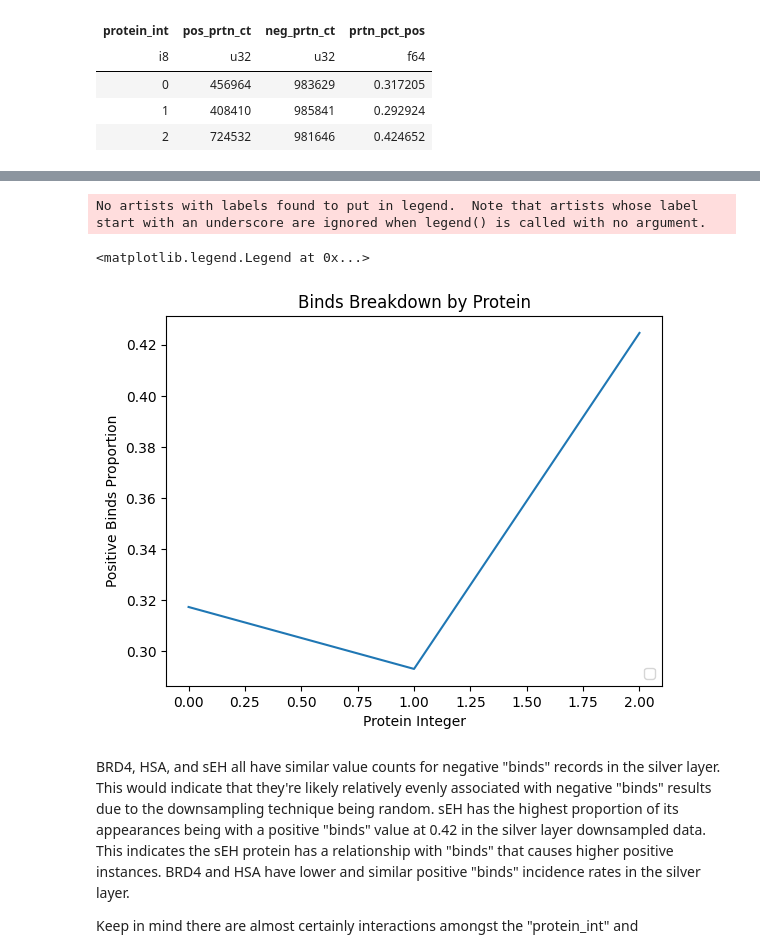
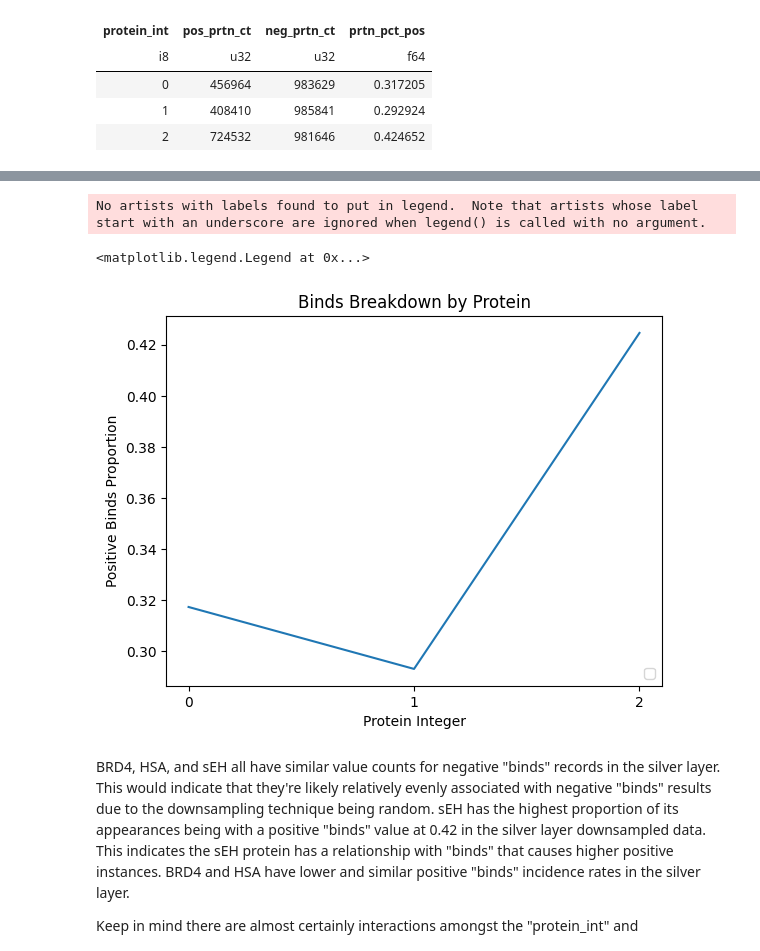
Before and after one commit to btcain4/leash-bio-ai, a Jupyter notebook: notebooks/04_gold_eda.ipynb, the cells around one changed output, grey strips where cells are left out. Drawn from its saved outputs; the diff is of its cells as text; code cells hidden in the pictures.

```diff
--- a/notebooks/04_gold_eda.ipynb
+++ b/notebooks/04_gold_eda.ipynb
@@ -74,15 +82,16 @@ plt.legend(loc="lower right")
 # %%
 plt.plot(tot_prtn_ct["protein_int"], tot_prtn_ct["prtn_pct_pos"])
+plt.xticks(ticks=[0,1,2])
 
 plt.xlabel("Protein Integer")
 plt.ylabel("Positive Binds Proportion")
 plt.title("Binds Breakdown by Protein")
 
 plt.legend(loc="lower right")
 # %% [output]
 No artists with labels found to put in legend.  Note that artists whose label start with an underscore are ignored when legend() is called with no argument.
 <matplotlib.legend.Legend at 0x...>
-[figure, old version]
+[figure, new version]
 # %% [markdown]
 BRD4, HSA, and sEH all have similar value counts for negative "binds" records in the silver layer. This would indicate that they're likely relatively evenly associated with negative "binds" results due to the downsampling technique being random. sEH has the highest proportion of its appearances being with a positive "binds" value at 0.42 in the silver layer downsampled data. This indicates the sEH protein has a relationship with "binds" that causes higher positive instances. BRD4 and HSA have lower and similar positive "binds" incidence rates in the silver layer.
 
```
Also changed, not shown: parts of 47 cells of this notebook, 2 other files.
